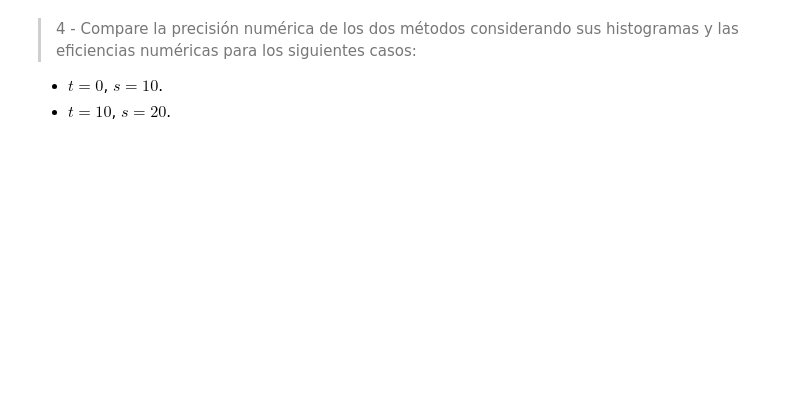
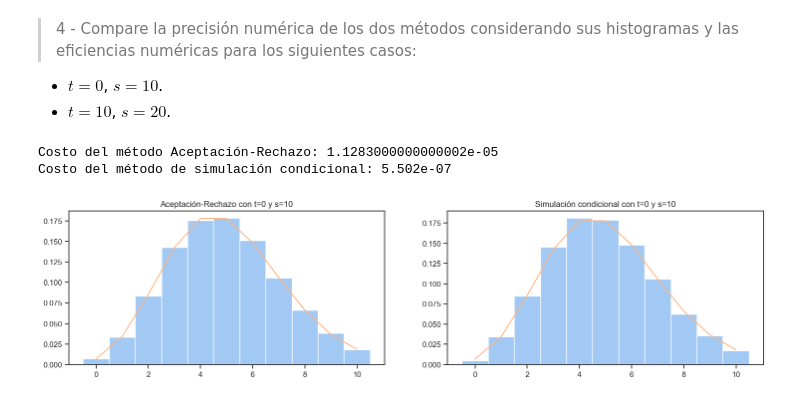
Before and after one commit to Miguel-Escobar/Sim-Estocastica, a Jupyter notebook: Lab 1/lab1.ipynb, the cells around one changed output. Cells and saved outputs as stored; diff of their text form; code cells hidden in the pictures; blank space fills up the shorter version.

```diff
--- a/Lab 1/lab1.ipynb
+++ b/Lab 1/lab1.ipynb
@@ -361,6 +341,8 @@ Donde $A$ es $X$ o $Z$ según el caso que queramos, $\varepsilon$ es el valor qu
 $$\mathbb{P}(\mathcal{N}(0,1)>M_a) = a$$
 En otras palabras, corresponde a la función cuantil. Entonces se obtiene la fórmula antes mencionada.
 # %%
+from scipy.stats import norm
+
 errs = np.array([0.1, 0.01, 0.001])
 probs = np.array([0.9, 0.95, 0.99])
 Nxs = np.zeros(3)
@@ -373,8 +355,8 @@ for k in range(3):
     err = errs[k]
     prob = probs[k]
     Z_quantil = norm.ppf((1-prob)/2)
-    n_x = int(np.ceil(var_x**2 * Z_quantil ** 2 / err ** 2))
-    n_z = int(np.ceil(var_z**2 * Z_quantil ** 2 / err ** 2))
+    n_x = int(np.ceil(var_x * Z_quantil ** 2 / err ** 2))
+    n_z = int(np.ceil(var_z * Z_quantil ** 2 / err ** 2))
     Nxs = np.append(Nxs, n_x)
     Nzs = np.append(Nzs, n_z)
     print("El n mínimo para x con error ", err ," y probabilidad ",prob," es ",n_x)
@@ -818,3 +785,44 @@ plt.plot(np.arange(t, s+1), y_prob(np.arange(t, s+1), t, s))
 > 4 - Compare la precisión numérica de los dos métodos considerando sus histogramas y las eficiencias numéricas para los siguientes casos:
 - $t=0$, $s=10$.
 - $t=10$, $s=20$.
+# %%
+#Para ver la eficiencia numérica, calcularemos el costo por simulación
+
+#funcion para calcular los tiempos a comparar (es del aux2)
+import time
+import math
+def timeSince(since):
+  now = time.time_ns()
+  s = now - since
+  return s*10**(-9)
+
+#los histogramas para ambos casos
+#caso 1
+t, s = 0, 10
+
+fig, (ax1, ax2) = plt.subplots(ncols=2, figsize=(18,4))
+
+#aceptacion-rechazo
+t_ini = time.time_ns()
+y_sample = y_sample_aceptacionrechazo(10_000, t, s)
+t_AcepRech = timeSince(t_ini)
+ax1.hist(y_sample, density=True, bins=np.arange(t, s+2)-.5)
+ax1.plot(np.arange(t, s+1), y_prob(np.arange(t, s+1), t, s))
+
+#simulacion condicional
+t_ini = time.time_ns()
+y_sample = conditional_simulation(10_000, t, s)
+t_simCond = timeSince(t_ini)
+ax2.hist(y_sample, density=True, bins=np.arange(t, s+2)-.5)
+ax2.plot(np.arange(t, s+1), y_prob(np.arange(t, s+1), t, s))
+
+ax1.set_title('Aceptación-Rechazo con t=0 y s=10')
+ax2.set_title('Simulación condicional con t=0 y s=10')
+fig.show()
+
+print('Costo del método Aceptación-Rechazo:', t_AcepRech/10000)
+print('Costo del método de simulación condicional:', t_simCond/10000)
+# %% [output]
+Costo del método Aceptación-Rechazo: 1.1283000000000002e-05
+Costo del método de simulación condicional: 5.502e-07
+[figure, added]
```
Also changed, not shown: parts of 22 cells of this notebook.
